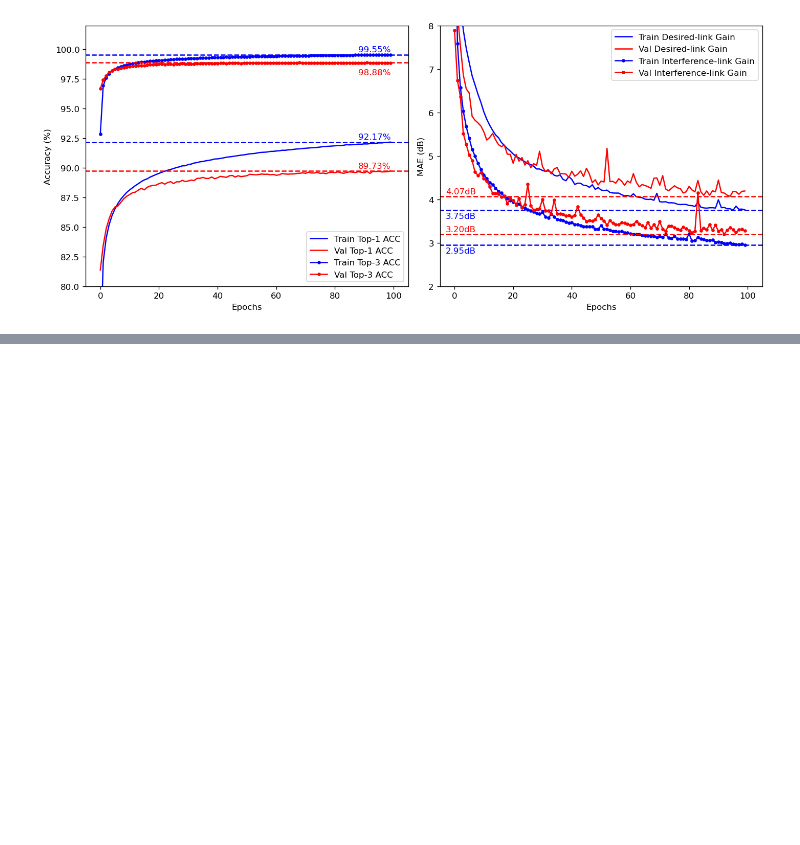
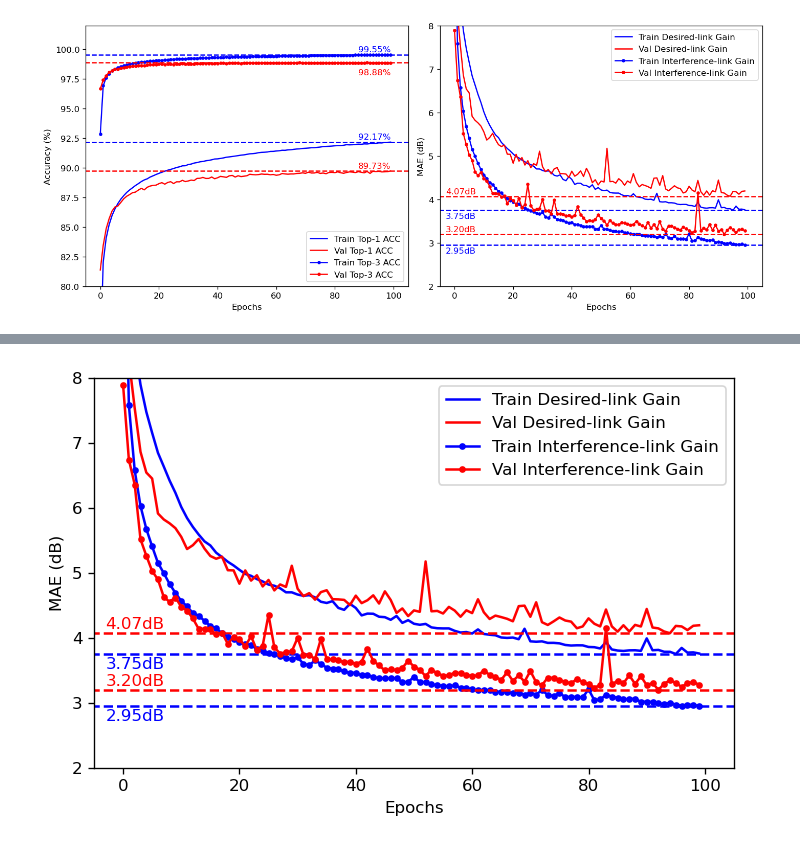
Before and after one commit to MOX233/Meet-Cobra, a Jupyter notebook: plot_results.ipynb, the cells around one changed output, grey strips where cells are left out. Drawn from its saved outputs; the diff is of its cells as text; code cells hidden in the pictures; blank space fills up the shorter version.

```diff
--- a/plot_results.ipynb
+++ b/plot_results.ipynb
@@ -711,0 +754,42 @@ plt.show()
+# %%
+plt.figure(figsize=(6,4), dpi=120)
+plt.plot(gainpred_trainMAE, label='Train Desired-link Gain', color='blue', marker='', linestyle='solid')
+plt.plot(np.arange(-100, len(gainpred_trainMAE)+100),
+         np.ones(len(gainpred_trainMAE)+200) * min(gainpred_trainMAE),
+         color='blue', linestyle='--', marker='')
+plt.text(-3, min(gainpred_trainMAE)-0.05,
+         f'{min(gainpred_trainMAE):.2f}dB', va='top', ha='left', color='blue')
+
+plt.plot(gainpred_valMAE, label='Val Desired-link Gain', color='red', marker='', linestyle='solid')
+plt.plot(np.arange(-100, len(gainpred_valMAE)+100),
+         np.ones(len(gainpred_valMAE)+200) * min(gainpred_valMAE),
+         color='red', linestyle='--', marker='')
+plt.text(-3, min(gainpred_valMAE)+0.02,
+         f'{min(gainpred_valMAE):.2f}dB', va='bottom', ha='left', color='red')
+
+plt.plot(inferpred_trainMAE, label='Train Interference-link Gain', color='blue', marker='.', linestyle='solid')
+plt.plot(np.arange(-100, len(inferpred_trainMAE)+100),
+         np.ones(len(inferpred_trainMAE)+200) * min(inferpred_trainMAE),
+         color='blue', linestyle='--', marker='')
+plt.text(-3, min(inferpred_trainMAE)-0.05,
+         f'{min(inferpred_trainMAE):.2f}dB', va='top', ha='left', color='blue')
+
+plt.plot(inferpred_valMAE, label='Val Interference-link Gain', color='red', marker='.', linestyle='solid')
+plt.plot(np.arange(-100, len(inferpred_valMAE)+100),
+         np.ones(len(inferpred_valMAE)+200) * min(inferpred_valMAE),
+         color='red', linestyle='--', marker='')
+plt.text(-3, min(inferpred_valMAE)+0.02,
+         f'{min(inferpred_valMAE):.2f}dB', va='bottom', ha='left', color='red')
+
+plt.legend()
+# ax2.set_title('Gain Prediction Model Training Process')
+plt.xlabel('Epochs')
+plt.ylabel('MAE (dB)')
+plt.xlim([-5, 105])
+plt.ylim([2, 8])
+
+plt.tight_layout()
+plt.savefig('NN_training_curves(b).pdf')
+plt.show()
+# %% [output]
+[figure, added]
```
Also changed, not shown: parts of 1 cell of this notebook, 17 other files.
